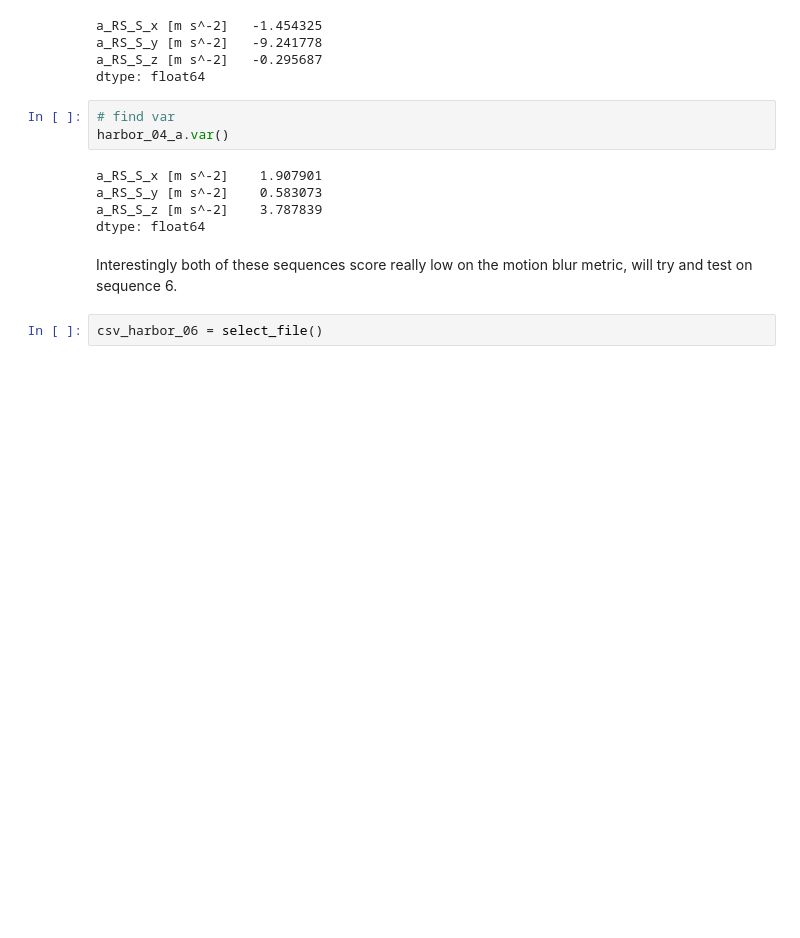
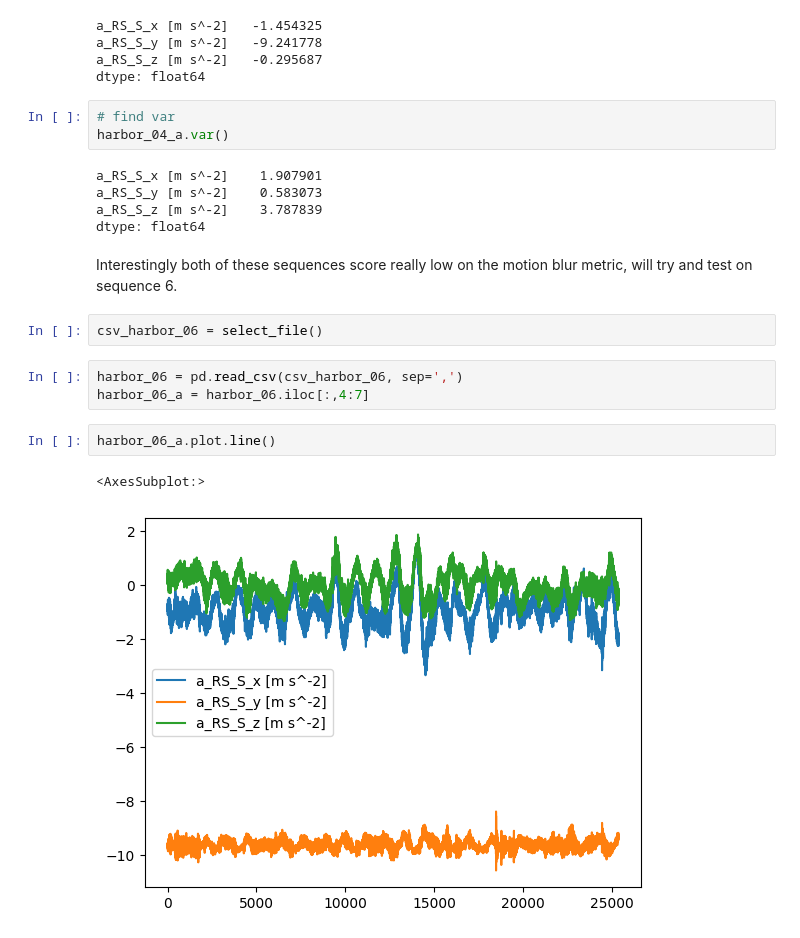
Before and after one commit to tobsthetobs/bsc-dataset-metrics, a Jupyter notebook: notebooks/velocity_metric.ipynb, the cells around one changed output. Drawn from its saved outputs; the diff is of its cells as text; blank space fills up the shorter version.

```diff
--- a/notebooks/velocity_metric.ipynb
+++ b/notebooks/velocity_metric.ipynb
@@ -135,3 +135,11 @@ dtype: float64
 Interestingly both of these sequences score really low on the motion blur metric, will try and test on sequence 6.
 # %%
 csv_harbor_06 = select_file()
+# %%
+harbor_06 = pd.read_csv(csv_harbor_06, sep=',')
+harbor_06_a = harbor_06.iloc[:,4:7]
+# %%
+harbor_06_a.plot.line()
+# %% [output]
+<AxesSubplot:>
+[figure, added]
```
Also changed, not shown: parts of 4 cells of this notebook, 2 other files.
